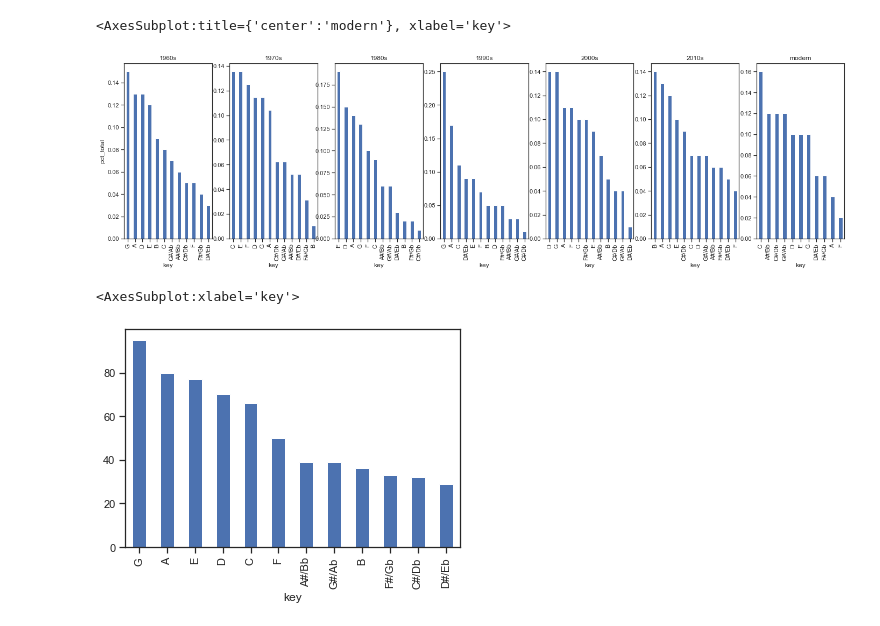
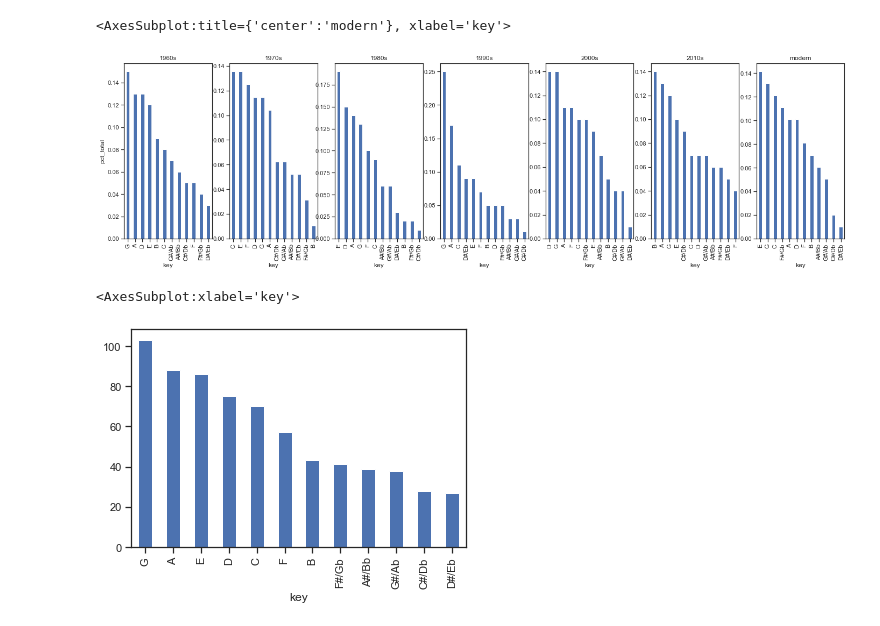
Before and after one commit to Ryan-Maurer/Visualizing-Country-Music, a Jupyter notebook: 2.) Data Exploration.ipynb, the cells around one changed output. Drawn from its saved outputs; the diff is of its cells as text; code cells hidden in the pictures.

```diff
--- a/2.) Data Exploration.ipynb
+++ b/2.) Data Exploration.ipynb
@@ -8,7 +8,7 @@ import matplotlib.pyplot as plt
 plt.style.use('ggplot')
 %matplotlib inline
 # %%
-country_comb = pd.read_csv('../Visualizing-Country-Music/data/Visualizing-Country-Music.csv')
+country_comb = pd.read_csv('./data/country_by_decade.csv')
 # %%
 g = sns.FacetGrid(country_comb, col="playlist")
 g.map(plt.hist, "acousticness")
@@ -118,0 +119,6 @@ sns.despine(offset=10, trim=True)
+# %%
+sns.set_theme(style="ticks")
+
+sns.boxplot(x="playlist", y="speechiness",
+            palette=["gray", "g"],
+            data=country_comb)
@@ -132,36 +141,36 @@ country_comb.head()
 # %%
 fig, (ax1, ax2, ax3, ax4, ax5, ax6, ax7) = plt.subplots(1, 7, figsize=(24, 6))
 country_comb.loc[country_comb['playlist'] == '1960s'].value_counts('key', normalize = True).plot(kind = 'bar',
                                                                                                  ax = ax1,
                                                                                                  title = '1960s',
                                                                                                  ylabel = 'pct_total')
 country_comb.loc[country_comb['playlist'] == '1970s'].value_counts('key', normalize = True).plot(kind = 'bar',
                                                                                                  ax = ax2,
                                                                                                  title = '1970s')
 country_comb.loc[country_comb['playlist'] == '1980s'].value_counts('key', normalize = True).plot(kind = 'bar',
                                                                                                  ax = ax3,
                                                                                                  title = '1980s')
 country_comb.loc[country_comb['playlist'] == '1990s'].value_counts('key', normalize = True).plot(kind = 'bar',
                                                                                                  ax = ax4,
                                                                                                  title = '1990s')
 country_comb.loc[country_comb['playlist'] == '2000s'].value_counts('key', normalize = True).plot(kind = 'bar',
                                                                                                  ax = ax5,
                                                                                                  title = '2000s')
 country_comb.loc[country_comb['playlist'] == '2010s'].value_counts('key', normalize = True).plot(kind = 'bar',
                                                                                                  ax = ax6,
                                                                                                  title = '2010s')
-country_comb.loc[country_comb['playlist'] == 'modern'].value_counts('key', normalize = True).plot(kind = 'bar',
+country_comb.loc[country_comb['playlist'] == '2020'].value_counts('key', normalize = True).plot(kind = 'bar',
                                                                                                   ax = ax7,
                                                                                                   title = 'modern')
 # %% [output]
 <AxesSubplot:title={'center':'modern'}, xlabel='key'>
-[figure, old version]
+[figure, new version]
 # %%
 #create stacked chart showing count of each key for each playlist name
 # %%
 country_comb.value_counts('key').plot.bar()
 # %% [output]
 <AxesSubplot:xlabel='key'>
-[figure, old version]
+[figure, new version]
 # %%
 country_comb.value_counts('time_signature').plot.bar()
```
Also changed, not shown: parts of 20 cells of this notebook, 9 other files.
